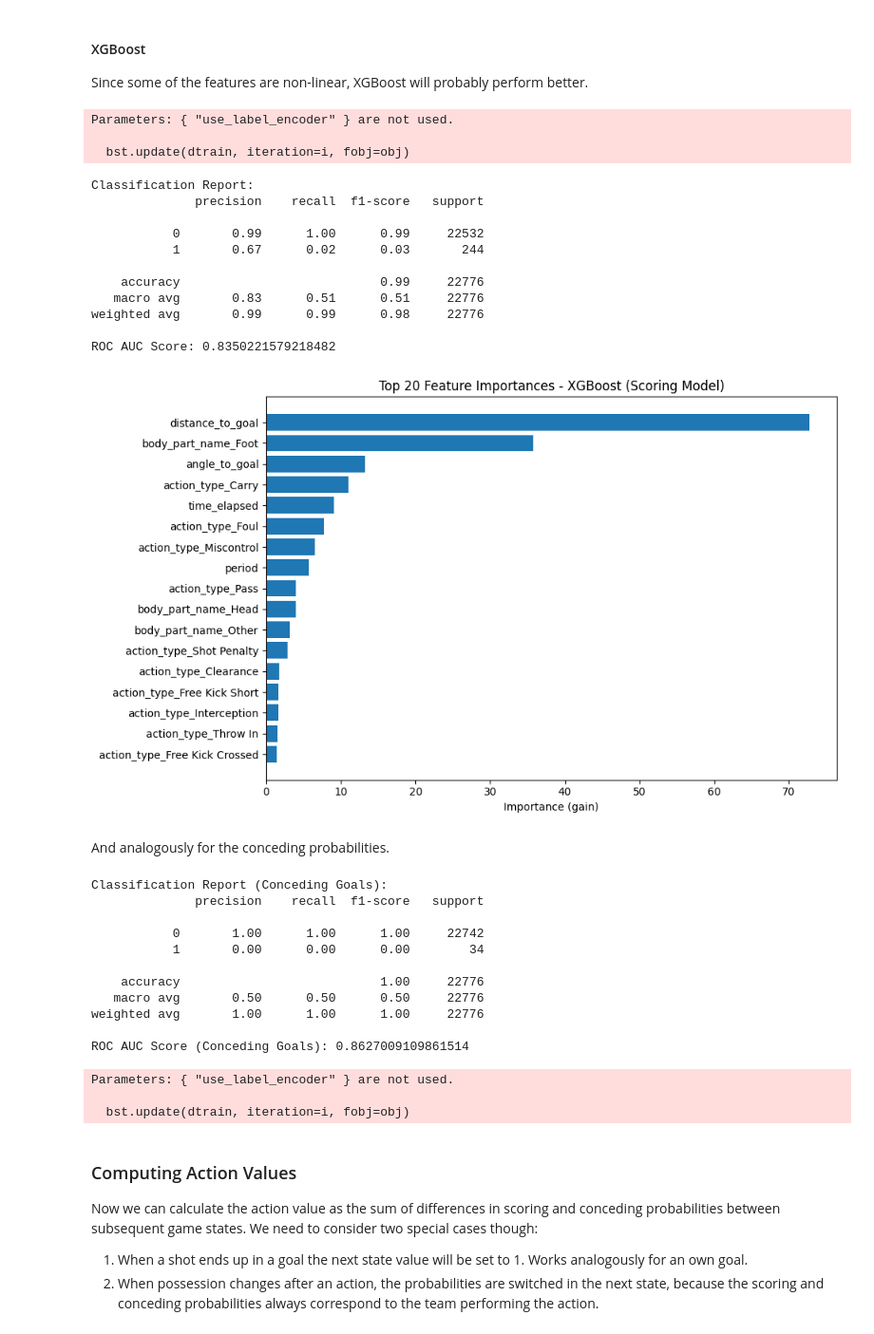
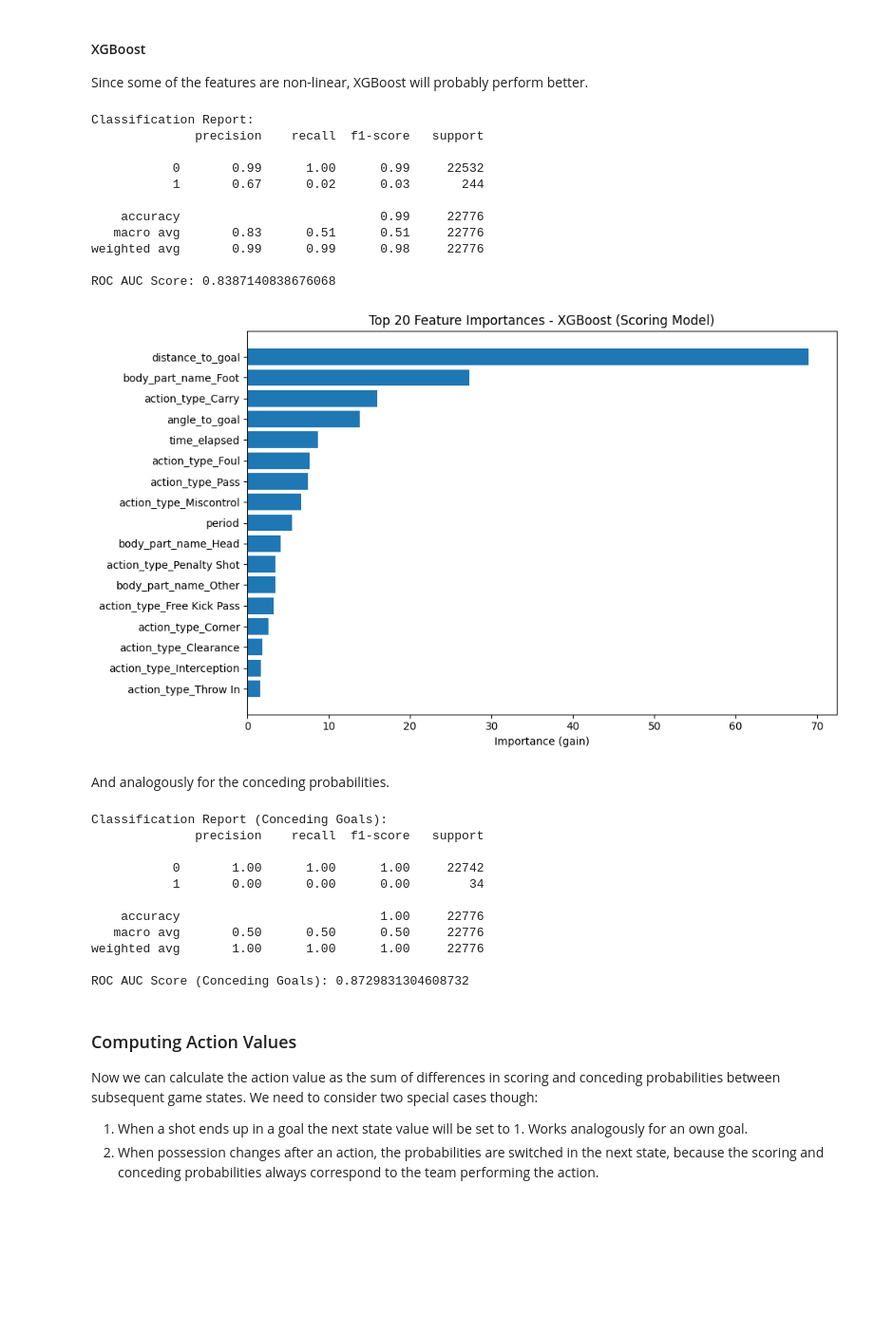
Before and after one commit to manueltuor/Data-Science-Project, a Jupyter notebook: 2_Training_Model.ipynb, the cells around one changed output. Shown: that part at 95% size. Drawn from its saved outputs; the diff is of its cells as text; code cells hidden in the pictures; blank space fills up the shorter version.

```diff
--- a/2_Training_Model.ipynb
+++ b/2_Training_Model.ipynb
@@ -129,14 +129,12 @@ Since some of the features are non-linear, XGBoost will probably perform better.
 features = ['distance_to_goal', 'angle_to_goal', 'time_elapsed', 'period',
         'body_part_name_Foot', 'body_part_name_Head', 'body_part_name_Other',
         'action_type_Ball Recovery', 'action_type_Carry',
-        'action_type_Clearance', 'action_type_Corner Crossed',
-        'action_type_Corner Short', 'action_type_Dribble', 'action_type_Foul',
-        'action_type_Free Kick Crossed', 'action_type_Free Kick Short',
+        'action_type_Clearance', 'action_type_Corner', 'action_type_Foul',
+        'action_type_Free Kick Pass', 'action_type_Free Kick Shot',
         'action_type_Goal Kick', 'action_type_Interception',
         'action_type_Miscontrol', 'action_type_Own Goal', 'action_type_Pass',
-        'action_type_Shot', 'action_type_Shot Free Kick',
-        'action_type_Shot Penalty', 'action_type_Tackle',
-        'action_type_Throw In']
+        'action_type_Penalty Shot', 'action_type_Shot', 'action_type_Tackle',
+        'action_type_Throw In',]
 
 df_model = df_model.dropna(subset=features + [target])
 
@@ -149,53 +147,49 @@ xgb_model = XGBClassifier(
     n_estimators=100,
     max_depth=3,
     learning_rate=0.1,
-    use_label_encoder=False,
     eval_metric='logloss',
     random_state=42
 )
 
 xgb_model.fit(X_train, y_train)
 
 y_pred = xgb_model.predict(X_test)
 y_prob = xgb_model.predict_proba(X_test)[:, 1]
 
 print("Classification Report:")
 print(classification_report(y_test, y_pred))
 
 print("ROC AUC Score:", roc_auc_score(y_test, y_prob))
 
 y_prob_all = xgb_model.predict_proba(df_model[features])[:, 1]
 df_model = df_model.copy()
 df_model['predicted_goal_prob'] = y_prob_all
 
 importance_dict = xgb_model.get_booster().get_score(importance_type='gain')
 
 importance_df = pd.DataFrame.from_dict(importance_dict, orient='index', columns=['importance'])
 importance_df = importance_df.reset_index().rename(columns={'index': 'feature'})
 importance_df = importance_df.sort_values(by='importance', ascending=False)
 
 plt.figure(figsize=(10, 6))
 plt.barh(importance_df['feature'][:20][::-1], importance_df['importance'][:20][::-1])
 plt.xlabel('Importance (gain)')
 plt.title('Top 20 Feature Importances - XGBoost (Scoring Model)')
 plt.tight_layout()
 plt.show()
 # %% [output]
-Parameters: { "use_label_encoder" } are not used.
+Classification Report:
+              precision    recall  f1-score   support
 
-  bst.update(dtrain, iteration=i, fobj=obj)
+           0       0.99      1.00      0.99     22532
+           1       0.67      0.02      0.03       244
+
+    accuracy                           0.99     22776
+   macro avg       0.83      0.51      0.51     22776
+weighted avg       0.99      0.99      0.98     22776
+
+ROC AUC Score: 0.8387140838676068
-Classification Report:
-              precision    recall  f1-score   support
-
-           0       0.99      1.00      0.99     22532
-           1       0.67      0.02      0.03       244
-
-    accuracy                           0.99     22776
-   macro avg       0.83      0.51      0.51     22776
-weighted avg       0.99      0.99      0.98     22776
-
-ROC AUC Score: 0.8350221579218482
-[figure, old version]
+[figure, new version]
 # %% [markdown]
 And analogously for the conceding probabilities.
 # %%
@@ -212,7 +206,6 @@ model_opp = XGBClassifier(
     n_estimators=100,
     max_depth=3,
     learning_rate=0.1,
-    use_label_encoder=False,
     eval_metric='logloss',
     random_state=42
 )
@@ -239,10 +232,7 @@ Classification Report (Conceding Goals):
    macro avg       0.50      0.50      0.50     22776
 weighted avg       1.00      1.00      1.00     22776
 
-ROC AUC Score (Conceding Goals): 0.8627009109861514
+ROC AUC Score (Conceding Goals): 0.8729831304608732
-Parameters: { "use_label_encoder" } are not used.
-
-  bst.update(dtrain, iteration=i, fobj=obj)
 # %% [markdown]
 ### Computing Action Values ###
 
```
Also changed, not shown: parts of 1 cell of this notebook, 1 other file.
